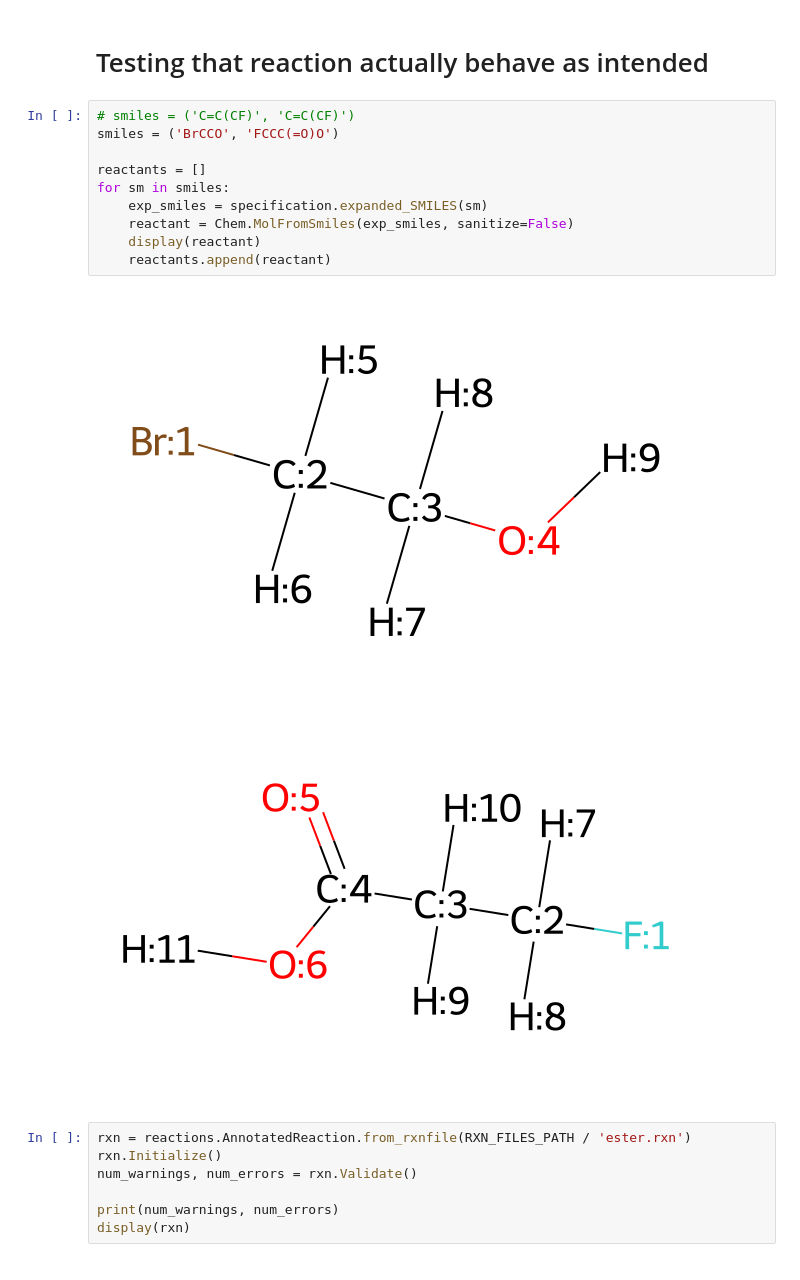
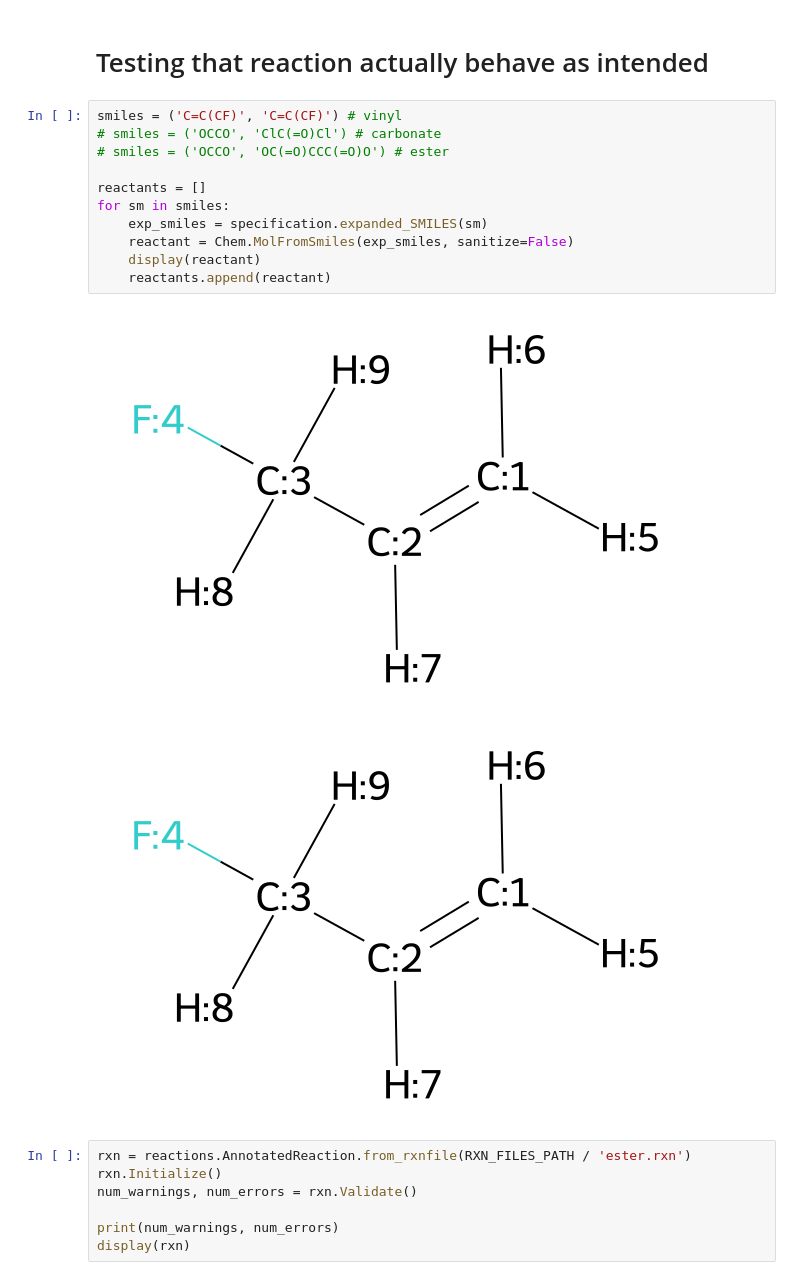
Before and after one commit to timbernat/NREL_polymers, a Jupyter notebook: reaction_def.ipynb, the cells around one changed output. Saved outputs shown, nothing was run; the diff lists cells and outputs as text.

```diff
--- a/reaction_def.ipynb
+++ b/reaction_def.ipynb
@@ -377,18 +383,19 @@ for chemistry, rxn in rxns.items():
 # %% [markdown]
 # Testing that reaction actually behave as intended
 # %%
-# smiles = ('C=C(CF)', 'C=C(CF)')
-smiles = ('BrCCO', 'FCCC(=O)O')
+smiles = ('C=C(CF)', 'C=C(CF)') # vinyl
+# smiles = ('OCCO', 'ClC(=O)Cl') # carbonate
+# smiles = ('OCCO', 'OC(=O)CCC(=O)O') # ester
 
 reactants = []
 for sm in smiles:
     exp_smiles = specification.expanded_SMILES(sm)
     reactant = Chem.MolFromSmiles(exp_smiles, sanitize=False)
     display(reactant)
     reactants.append(reactant)
 # %% [output]
-[figure, old version]
+[figure, new version]
-[figure, old version]
+[figure, new version]
 # %%
 rxn = reactions.AnnotatedReaction.from_rxnfile(RXN_FILES_PATH / 'ester.rxn')
 rxn.Initialize()
```
Also changed, not shown: parts of 11 cells of this notebook.
